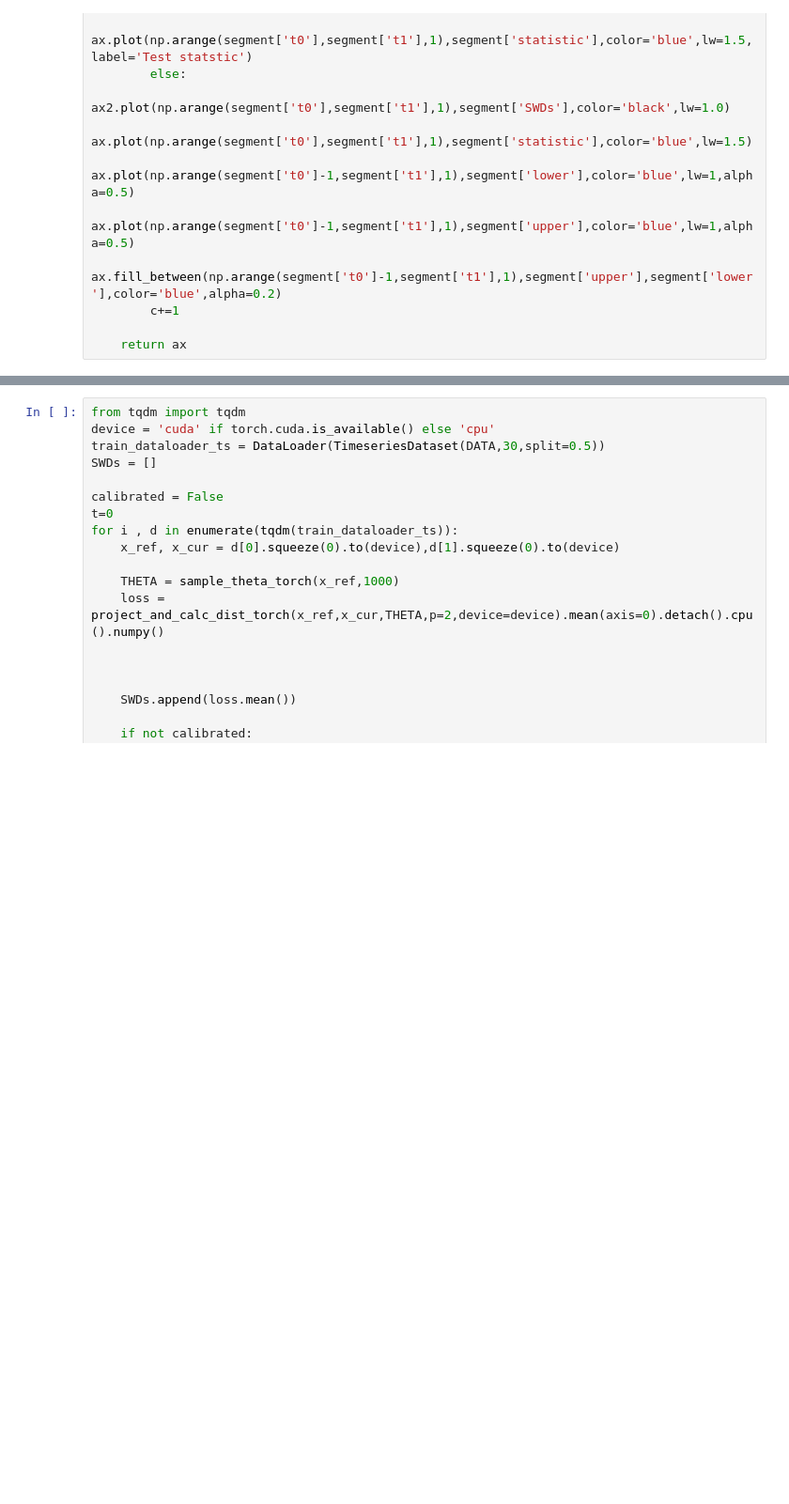
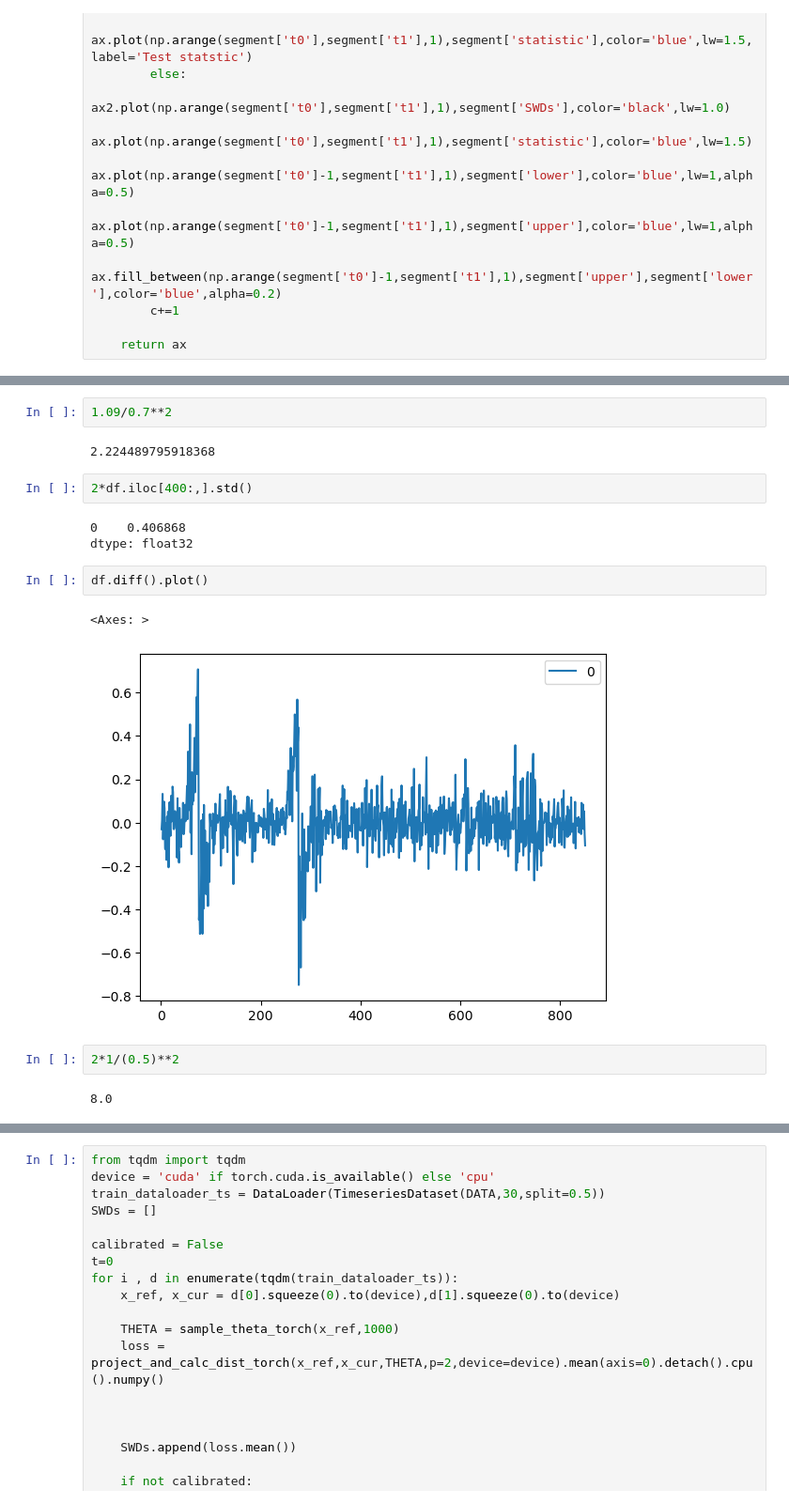
Before and after one commit to jsve96/SWDCPD, a Jupyter notebook: ChangeDetection/MNIST-detection.ipynb, the cells around one changed output, grey strips where cells are left out. Shown: that part at 94% size. Drawn from its saved outputs; the diff is of its cells as text; blank space fills up the shorter version.

```diff
--- a/ChangeDetection/MNIST-detection.ipynb
+++ b/ChangeDetection/MNIST-detection.ipynb
@@ -227,0 +194,18 @@ segmentation[2]
+# %%
+1.09/0.7**2
+# %% [output]
+2.224489795918368
+# %%
+2*df.iloc[400:,].std()
+# %% [output]
+0    0.406868
+dtype: float32
+# %%
+df.diff().plot()
+# %% [output]
+<Axes: >
+[figure, added]
+# %%
+2*1/(0.5)**2
+# %% [output]
+8.0
```
Also changed, not shown: parts of 17 cells of this notebook.
